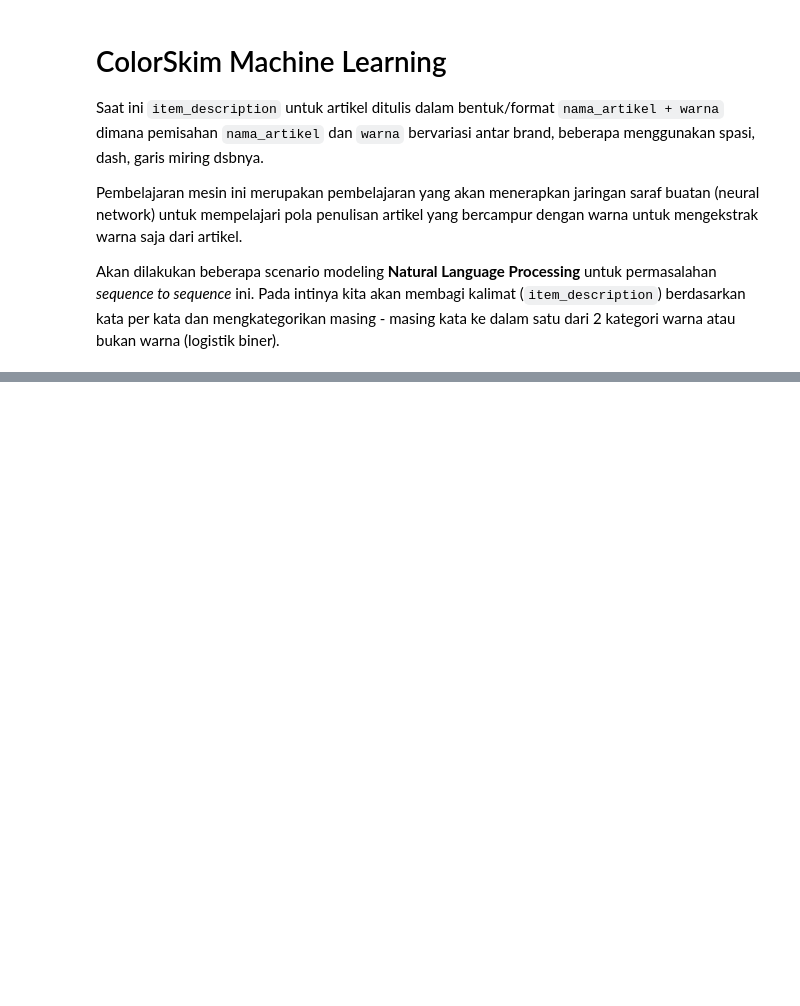
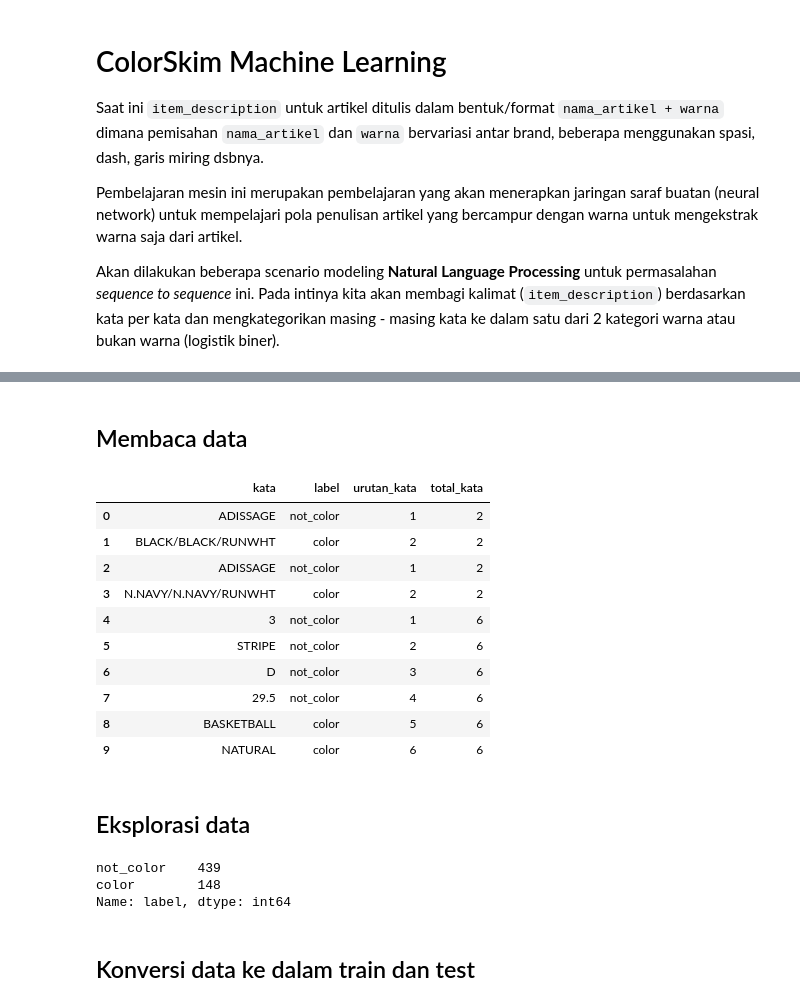
Before and after one commit to johanesPao/ColorSkim, a Jupyter notebook: ColorSkim_AI.ipynb, the cells around one changed output, grey strips where cells are left out. Drawn from its saved outputs; the diff is of its cells as text; code cells hidden in the pictures; blank space fills up the shorter version.

Commit message:
ColorSkim_AI

```diff
--- a/ColorSkim_AI.ipynb
+++ b/ColorSkim_AI.ipynb
@@ -41,0 +48,29 @@ wb.login(key='924d78a46727fe1fb5374706bf1b8a158fe73971')
+# %% [markdown]
+## Membaca data
+# %%
+# Membaca data ke dalam DataFrame pandas
+data = pd.read_csv('colorskim_word_dataset.csv')
+data[:10]
+# %% [output]
+|  | kata | label | urutan_kata | total_kata |
+| 0 | ADISSAGE | not_color | 1 | 2 |
+| 1 | BLACK/BLACK/RUNWHT | color | 2 | 2 |
+| 2 | ADISSAGE | not_color | 1 | 2 |
+| 3 | N.NAVY/N.NAVY/RUNWHT | color | 2 | 2 |
+| 4 | 3 | not_color | 1 | 6 |
+| 5 | STRIPE | not_color | 2 | 6 |
+| 6 | D | not_color | 3 | 6 |
+| 7 | 29.5 | not_color | 4 | 6 |
+| 8 | BASKETBALL | color | 5 | 6 |
+| 9 | NATURAL | color | 6 | 6 |
+# %% [markdown]
+## Eksplorasi data
+# %%
+# distribusi label dalam data
+data['label'].value_counts()[:20]
+# %% [output]
+not_color    439
+color        148
+Name: label, dtype: int64
+# %% [markdown]
+## Konversi data ke dalam train dan test
```
Also changed, not shown: parts of 50 cells of this notebook.
